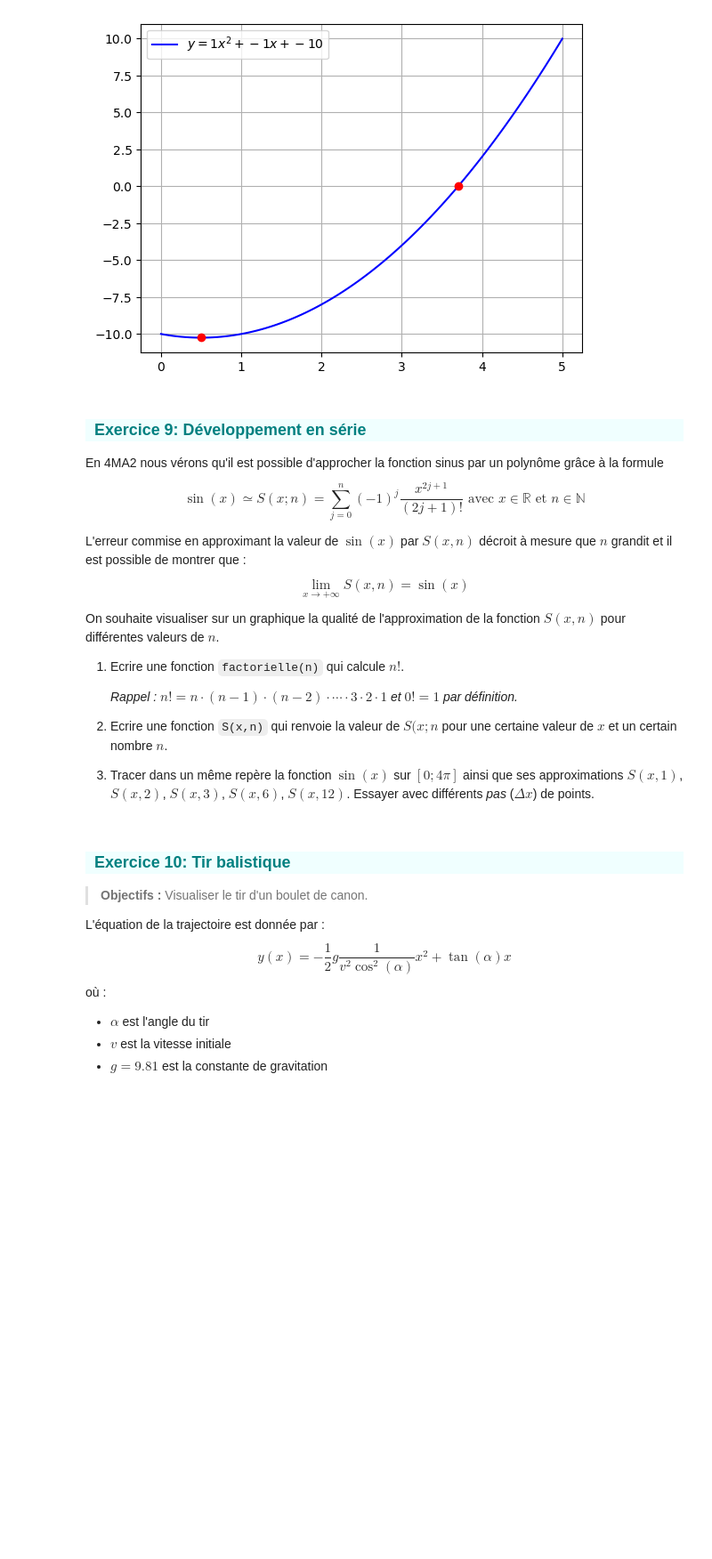
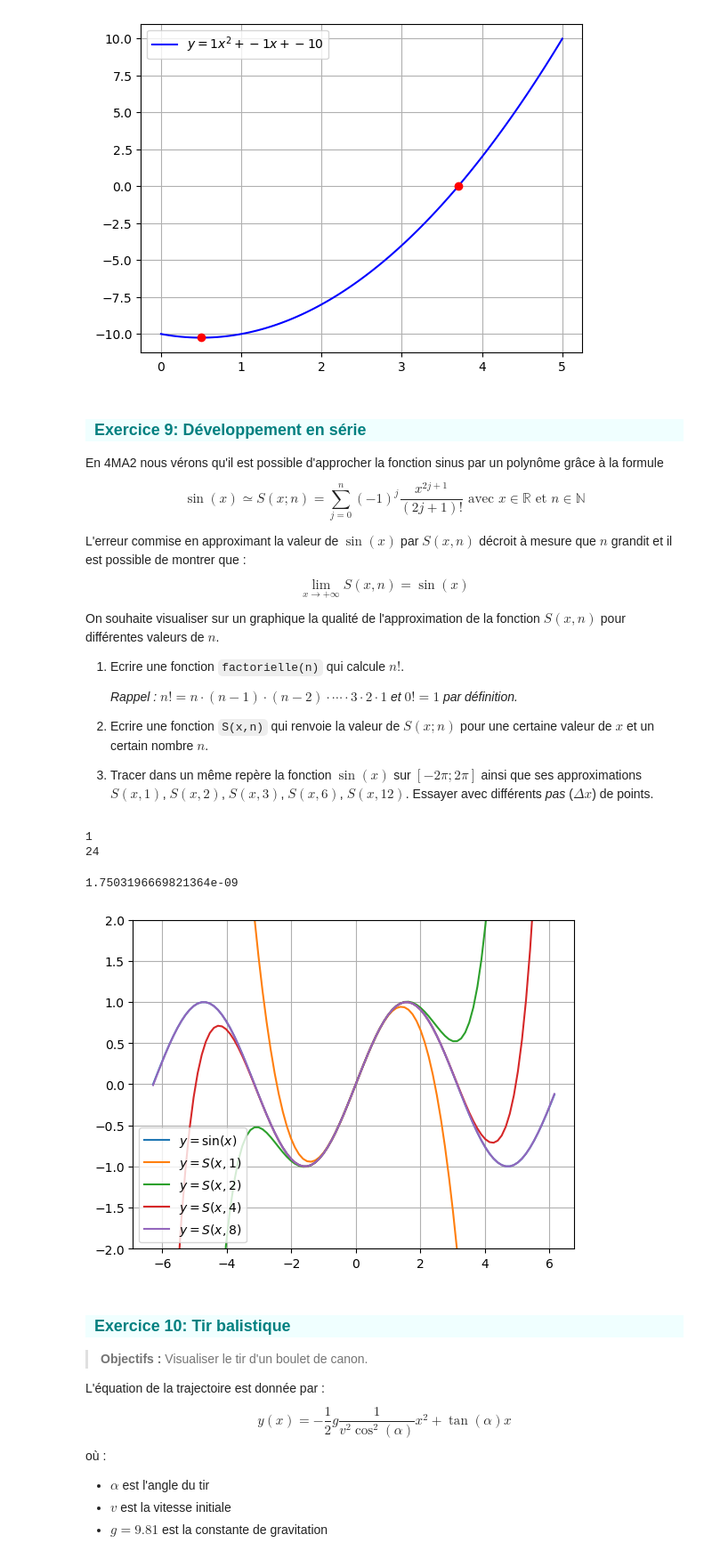
Before and after one commit to College-Sismondi-Informatique/3AM.OS, a Jupyter notebook: programmation/01_les_listes-Corrige.ipynb, the cells around one changed output. Shown at 89% size. Saved outputs shown, nothing was run; the diff lists cells and outputs as text; code cells hidden in the pictures; blank space fills up the shorter version.

```diff
--- a/programmation/01_les_listes-Corrige.ipynb
+++ b/programmation/01_les_listes-Corrige.ipynb
@@ -914,9 +914,75 @@ On souhaite visualiser sur un graphique la qualité de l'approximation de la fon
 
    *Rappel : $n!=n\cdot (n-1)\cdot (n-2)\cdot \cdots \cdot 3 \cdot 2\cdot 1$ et $0!=1$ par définition.*
 
-2. Ecrire une fonction `S(x,n)` qui renvoie la valeur de $S(x;n$ pour une certaine valeur de $x$ et un certain nombre $n$.
+2. Ecrire une fonction `S(x,n)` qui renvoie la valeur de $S(x;n)$ pour une certaine valeur de $x$ et un certain nombre $n$.
 
-3. Tracer dans un même repère la fonction $\sin(x)$ sur $[0;4\pi]$ ainsi que ses approximations $S(x,1)$, $S(x,2)$, $S(x,3)$, $S(x,6)$, $S(x,12)$. Essayer avec différents *pas* ($\Delta x$) de points.
+3. Tracer dans un même repère la fonction $\sin(x)$ sur $[-2\pi;2\pi]$ ainsi que ses approximations $S(x,1)$, $S(x,2)$, $S(x,3)$, $S(x,6)$, $S(x,12)$. Essayer avec différents *pas* ($\Delta x$) de points.
+# %%
+def factorielle(n):
+    f=1
+    for k in range(2,n+1):
+        f = f * k
+    return f
+
+# test
+print(factorielle(0))
+print(factorielle(4))
+# %% [output]
+1
+24
+# %%
+from math import sin, pi
+
+def S(x,n):
+    s=0
+    for j in range(0,n+1):
+        s = s + (-1)**j * x**(2*j+1) / factorielle(2*j+1)
+
+    return s
+
+# test avec le sinus de pi/4
+print(S(pi/4,4)-sin(pi/4))
+# %% [output]
+1.7503196669821364e-09
+# %%
+import matplotlib.pyplot as plt
+
+from math import sin, pi
+
+x1, x2 = -2*pi, 2*pi # intervalle pour afficher le graphique
+n = 100 #100 points pour le tableau de valeurs
+
+deltaX = (x2-x1)/100 # intervalles entre deux points
+
+X = []
+Y = []
+Y_S1 = []
+Y_S2 = []
+Y_S4 = []
+Y_S8 = []
+x = x1
+while x <= x2:
+    X = X + [x]
+    Y = Y + [sin(x)]
+    Y_S1 = Y_S1  + [S(x,1)]
+    Y_S2 = Y_S2  + [S(x,2)]
+    Y_S4 = Y_S4  + [S(x,4)]
+    Y_S8 = Y_S8  + [S(x,8)]
+    x = x + deltaX
+
+
+plt.figure()
+plt.plot(X, Y, label=f"$y=\\sin (x)$")
+plt.plot(X, Y_S1, label=f"$y=S(x,1)$")
+plt.plot(X, Y_S2, label=f"$y=S(x,2)$")
+plt.plot(X, Y_S4, label=f"$y=S(x,4)$")
+plt.plot(X, Y_S8, label=f"$y=S(x,8)$")
+plt.grid(True)
+plt.legend()
+plt.ylim(-2, 2) # l'intervalle des ordonnées
+plt.show()
+# %% [output]
+[figure, added]
 # %% [markdown]
 <h3 style="color:teal;background-color:azure;" > <i class="fa fa-pencil" aria-hidden="true"> </i> &nbsp; Exercice 10: Tir balistique </h3>
 
```
Also changed, not shown: 1 other file.
